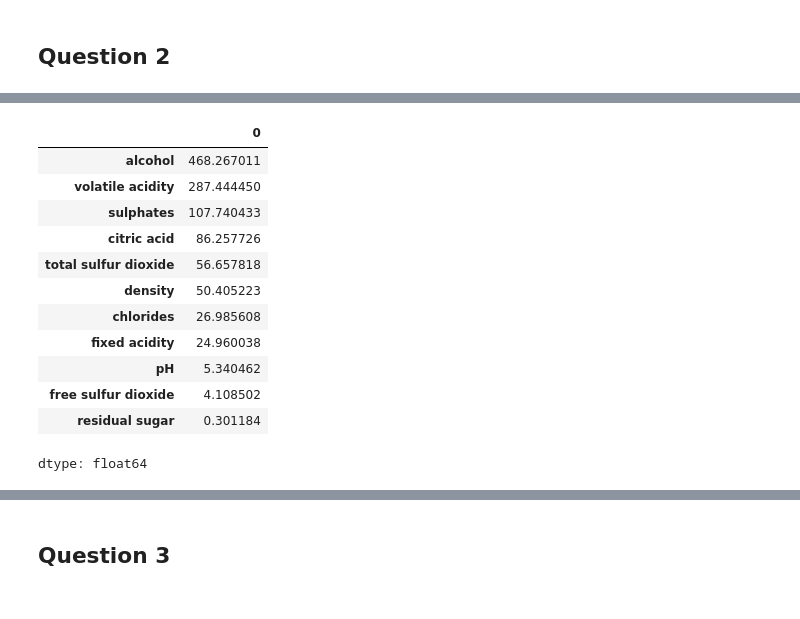
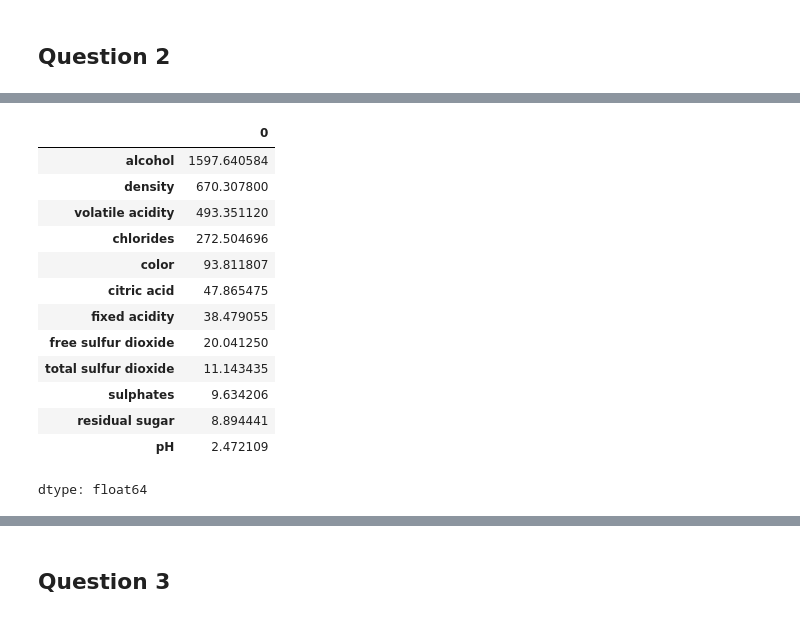
Before and after one commit to stswee/ECE219, a Jupyter notebook: Project_4/ECE219_Project_4_Part1.ipynb, the cells around one changed output, grey strips where cells are left out. Saved outputs shown, nothing was run; the diff lists cells and outputs as text; code cells hidden in the pictures.

```diff
--- a/Project_4/ECE219_Project_4_Part1.ipynb
+++ b/Project_4/ECE219_Project_4_Part1.ipynb
@@ -20,10 +20,19 @@ from sklearn.tree import plot_tree
 # Load in datasets
 df_red = pd.read_csv("winequality-red.csv", sep=";")
 df_white = pd.read_csv("winequality-white.csv", sep=";")
-df_red_ev = df_red.loc[:, df_red.columns != 'quality']
-df_white_ev = df_white.loc[:, df_white.columns != 'quality']
-df_red_quality = df_red.loc[:, df_red.columns == 'quality']
-df_white_quality = df_white.loc[:, df_white.columns == 'quality']
+
+# Add color column (red = 1, white = 0)
+df_white["color"] = 0
+df_red["color"] = 1
+
+# Concatenate dataframes
+df = pd.concat([df_red, df_white])
+
+# Get explanatory variables (all but quality)
+df_ev = df.loc[:, df.columns != 'quality']
+
+# Get quality variable
+df_quality = df.loc[:, df.columns == 'quality']
 # %% [markdown]
 ## Question 1
 # %%
@@ -101,2 +110,7 @@ df_white_ev_scaled = scaler.fit_transform(df_white_ev)
+# %%
+# Standardize features
+scaler = StandardScaler()
+df_ev_scaled = scaler.fit_transform(df_ev)
+df_ev_scaled = pd.DataFrame(df_ev_scaled, columns=df_ev.columns)
 # %%
 # Select features based on mutual information regression
@@ -139,19 +135,20 @@ dtype: float64
 # %%
 # Use f regression
-f_scores_red = f_regression(df_red_ev_scaled, df_red_quality)
-f_scores_red = pd.Series(f_scores_red[0], index=df_red_ev.columns)
-f_scores_red.sort_values(ascending=False)
+f_scores = f_regression(df_ev_scaled, df_quality)
+f_scores = pd.Series(f_scores[0], index=df_ev.columns)
+f_scores.sort_values(ascending=False)
 # %% [output]
 |  | 0 |
-| alcohol | 468.267011 |
-| volatile acidity | 287.444450 |
-| sulphates | 107.740433 |
-| citric acid | 86.257726 |
-| total sulfur dioxide | 56.657818 |
-| density | 50.405223 |
-| chlorides | 26.985608 |
-| fixed acidity | 24.960038 |
-| pH | 5.340462 |
-| free sulfur dioxide | 4.108502 |
-| residual sugar | 0.301184 |
+| alcohol | 1597.640584 |
+| density | 670.307800 |
+| volatile acidity | 493.351120 |
+| chlorides | 272.504696 |
+| color | 93.811807 |
+| citric acid | 47.865475 |
+| fixed acidity | 38.479055 |
+| free sulfur dioxide | 20.041250 |
+| total sulfur dioxide | 11.143435 |
+| sulphates | 9.634206 |
+| residual sugar | 8.894441 |
+| pH | 2.472109 |
 dtype: float64
```
Also changed, not shown: parts of 27 cells of this notebook.
